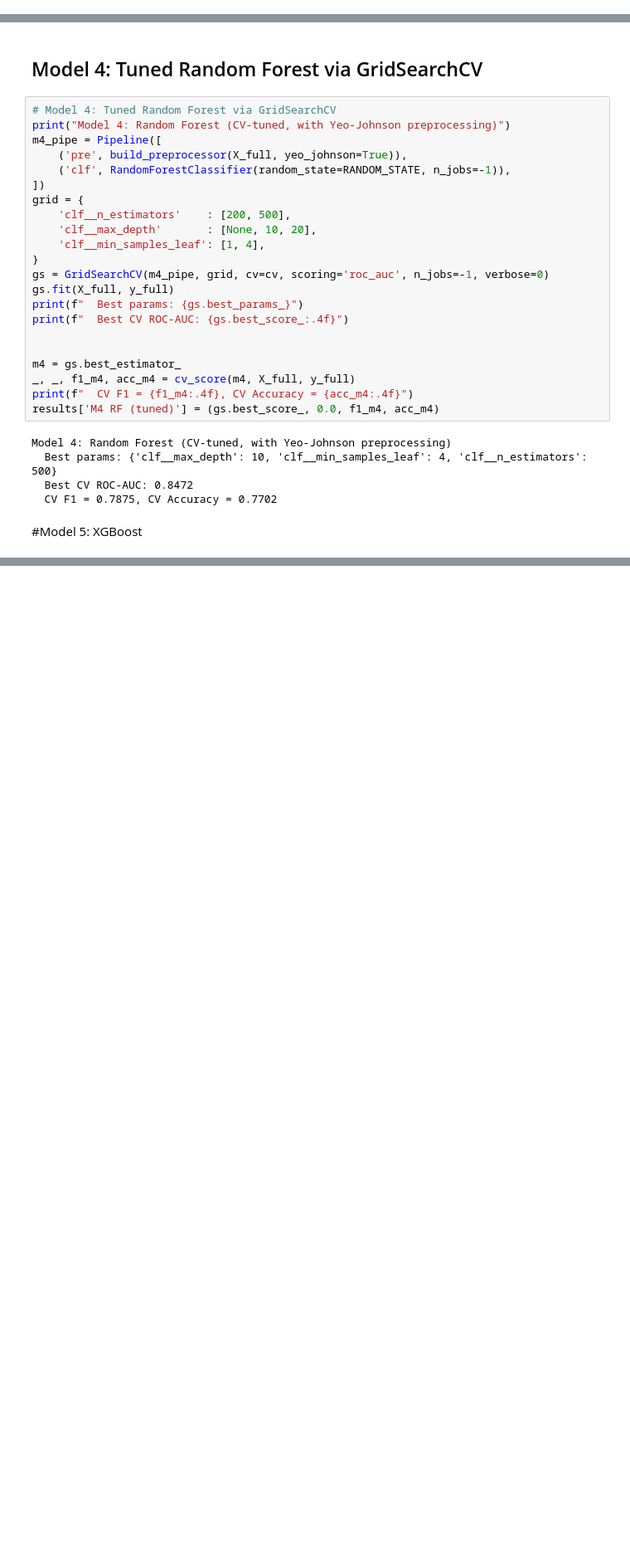
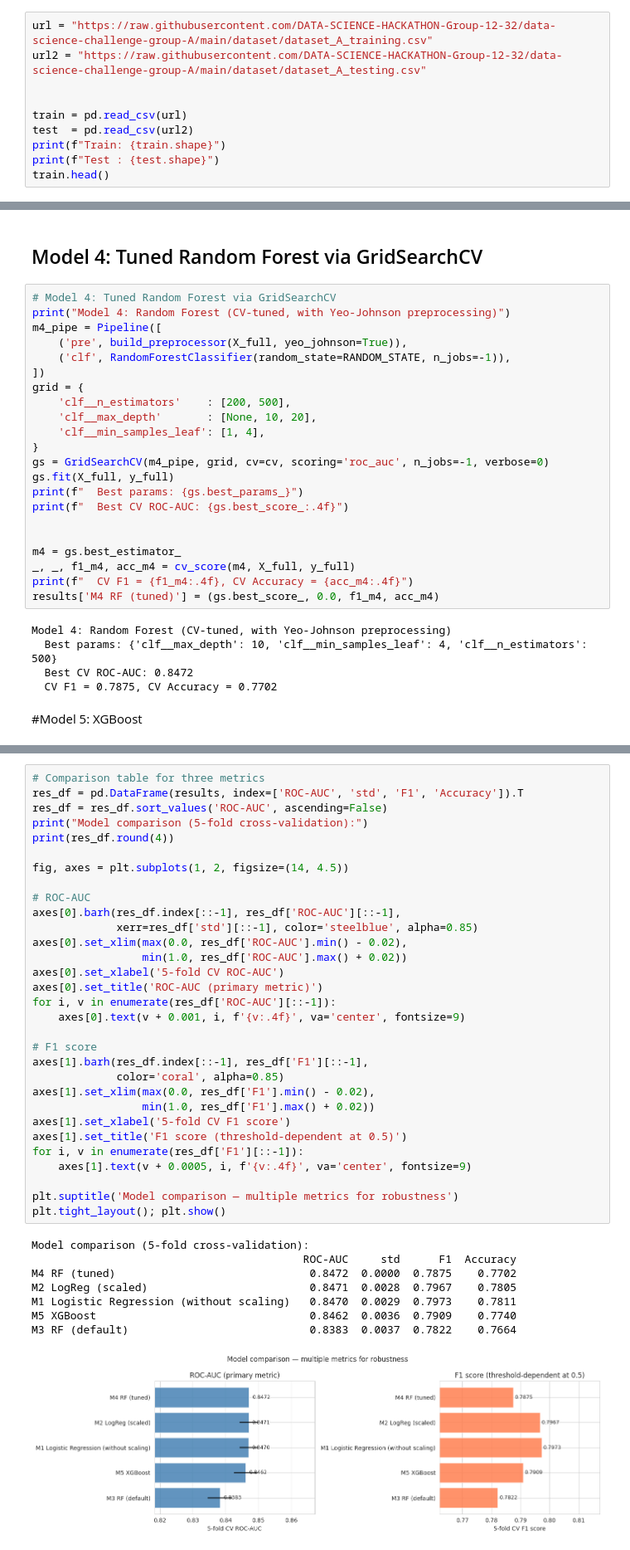
Before and after one commit to DATA-SCIENCE-HACKATHON-Group-12-32/data-science-challenge-group-A, a Jupyter notebook: dsc_main_group_A.ipynb, the cells around one changed output, grey strips where cells are left out. Shown at 83% size. Cells and saved outputs as stored; diff of their text form; blank space fills up the shorter version.

```diff
--- a/dsc_main_group_A.ipynb
+++ b/dsc_main_group_A.ipynb
@@ -56,0 +42,10 @@ Test : (4749, 30)
+# %%
+url = "https://raw.githubusercontent.com/DATA-SCIENCE-HACKATHON-Group-12-32/data-science-challenge-group-A/main/dataset/dataset_A_training.csv"
+url2 = "https://raw.githubusercontent.com/DATA-SCIENCE-HACKATHON-Group-12-32/data-science-challenge-group-A/main/dataset/dataset_A_testing.csv"
+
+
+train = pd.read_csv(url)
+test  = pd.read_csv(url2)
+print(f"Train: {train.shape}")
+print(f"Test : {test.shape}")
+train.head()
@@ -415,0 +442,40 @@ m5.fit(X_full, y_full)
+# %%
+# Comparison table for three metrics
+res_df = pd.DataFrame(results, index=['ROC-AUC', 'std', 'F1', 'Accuracy']).T
+res_df = res_df.sort_values('ROC-AUC', ascending=False)
+print("Model comparison (5-fold cross-validation):")
+print(res_df.round(4))
+
+fig, axes = plt.subplots(1, 2, figsize=(14, 4.5))
+
+# ROC-AUC
+axes[0].barh(res_df.index[::-1], res_df['ROC-AUC'][::-1],
+             xerr=res_df['std'][::-1], color='steelblue', alpha=0.85)
+axes[0].set_xlim(max(0.0, res_df['ROC-AUC'].min() - 0.02),
+                 min(1.0, res_df['ROC-AUC'].max() + 0.02))
+axes[0].set_xlabel('5-fold CV ROC-AUC')
+axes[0].set_title('ROC-AUC (primary metric)')
+for i, v in enumerate(res_df['ROC-AUC'][::-1]):
+    axes[0].text(v + 0.001, i, f'{v:.4f}', va='center', fontsize=9)
+
+# F1 score
+axes[1].barh(res_df.index[::-1], res_df['F1'][::-1],
+             color='coral', alpha=0.85)
+axes[1].set_xlim(max(0.0, res_df['F1'].min() - 0.02),
+                 min(1.0, res_df['F1'].max() + 0.02))
+axes[1].set_xlabel('5-fold CV F1 score')
+axes[1].set_title('F1 score (threshold-dependent at 0.5)')
+for i, v in enumerate(res_df['F1'][::-1]):
+    axes[1].text(v + 0.0005, i, f'{v:.4f}', va='center', fontsize=9)
+
+plt.suptitle('Model comparison — multiple metrics for robustness')
+plt.tight_layout(); plt.show()
+# %% [output]
+Model comparison (5-fold cross-validation):
+                                          ROC-AUC     std      F1  Accuracy
+M4 RF (tuned)                              0.8472  0.0000  0.7875    0.7702
+M2 LogReg (scaled)                         0.8471  0.0028  0.7967    0.7805
+M1 Logistic Regression (without scaling)   0.8470  0.0029  0.7973    0.7811
+M5 XGBoost                                 0.8462  0.0036  0.7909    0.7740
+M3 RF (default)                            0.8383  0.0037  0.7822    0.7664
+[figure, added]
```
Also changed, not shown: parts of 15 cells of this notebook.
